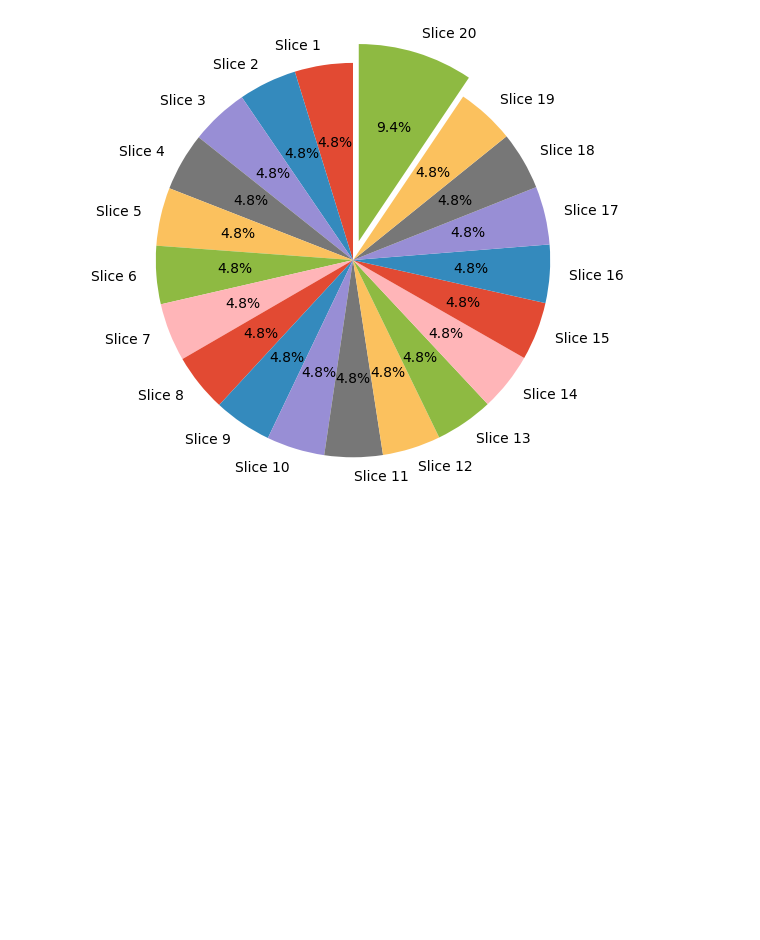
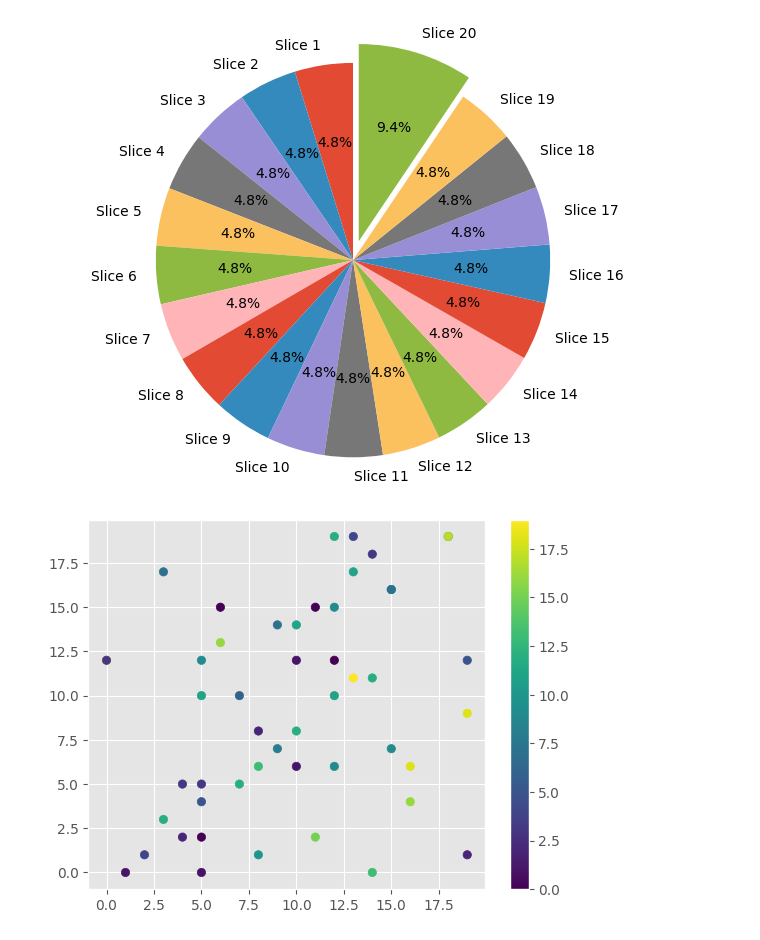
Before and after one commit to SM2A/Machine_Learning_Course_Project, a Jupyter notebook: HW-0/Report.ipynb, the cells around one changed output. Drawn from its saved outputs; the diff is of its cells as text; code cells hidden in the pictures; blank space fills up the shorter version.

Commit message:
Some charts

```diff
--- a/HW-0/Report.ipynb
+++ b/HW-0/Report.ipynb
@@ -582,3 +575,12 @@ plt.tight_layout()
 plt.show()
 # %% [output]
 [figure]
+# %%
+fig = plt.figure()
+ax = fig.add_subplot(1, 1, 1)
+g = ax.scatter(numpy.random.randint(0, 20, 50), numpy.random.randint(0, 20, 50), c=numpy.random.randint(0, 20, 50),
+               cmap='viridis')
+cbar = fig.colorbar(g)
+plt.show()
+# %% [output]
+[figure, added]
```
Also changed, not shown: parts of 28 cells of this notebook.
